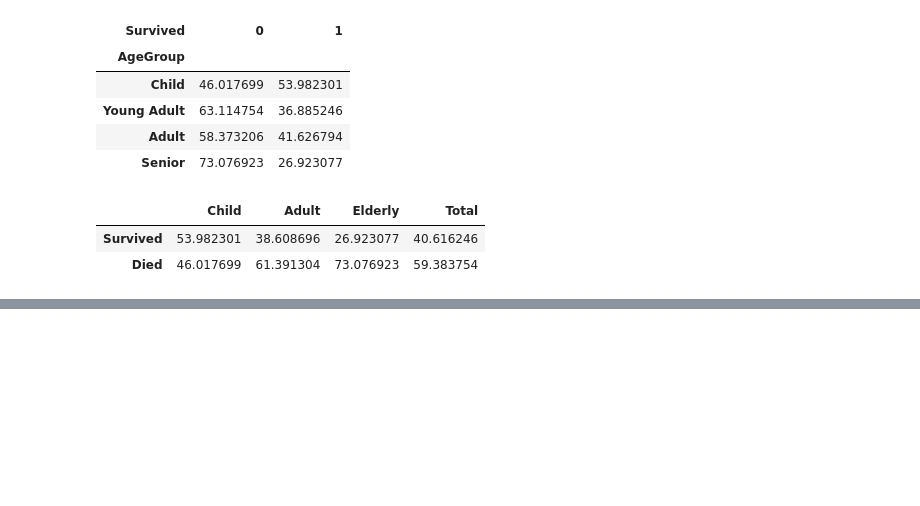
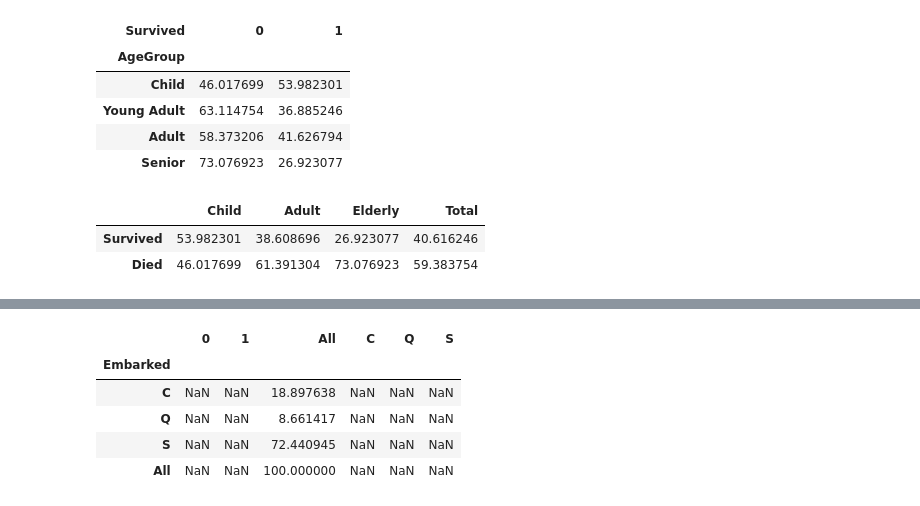
Before and after one commit to ReapersOne/AI, a Jupyter notebook: Semester 1/Titanic/Titanic.ipynb, the cells around one changed output, grey strips where cells are left out. Saved outputs shown, nothing was run; the diff lists cells and outputs as text; code cells hidden in the pictures; blank space fills up the shorter version.

```diff
--- a/Semester 1/Titanic/Titanic.ipynb
+++ b/Semester 1/Titanic/Titanic.ipynb
@@ -439,3 +440,6 @@ df2.head()
 |  | Child | Adult | Elderly | Total |
 | Survived | 53.982301 | 38.608696 | 26.923077 | 40.616246 |
 | Died | 46.017699 | 61.391304 | 73.076923 | 59.383754 |
+# %%
+conTable = pd.crosstab(df['Embarked'], df['Survived'], margins=True)
+conTable
@@ -441,0 +453,11 @@ df2.head()
+# %%
+survival_rates = conTable.div(conTable['All'], axis = 1) * 100
+# %%
+survival_rates
+# %% [output]
+|  | 0 | 1 | All | C | Q | S |
+| Embarked |  |  |  |  |  |  |
+| C | NaN | NaN | 18.897638 | NaN | NaN | NaN |
+| Q | NaN | NaN | 8.661417 | NaN | NaN | NaN |
+| S | NaN | NaN | 72.440945 | NaN | NaN | NaN |
+| All | NaN | NaN | 100.000000 | NaN | NaN | NaN |
```
Also changed, not shown: parts of 14 cells of this notebook.
